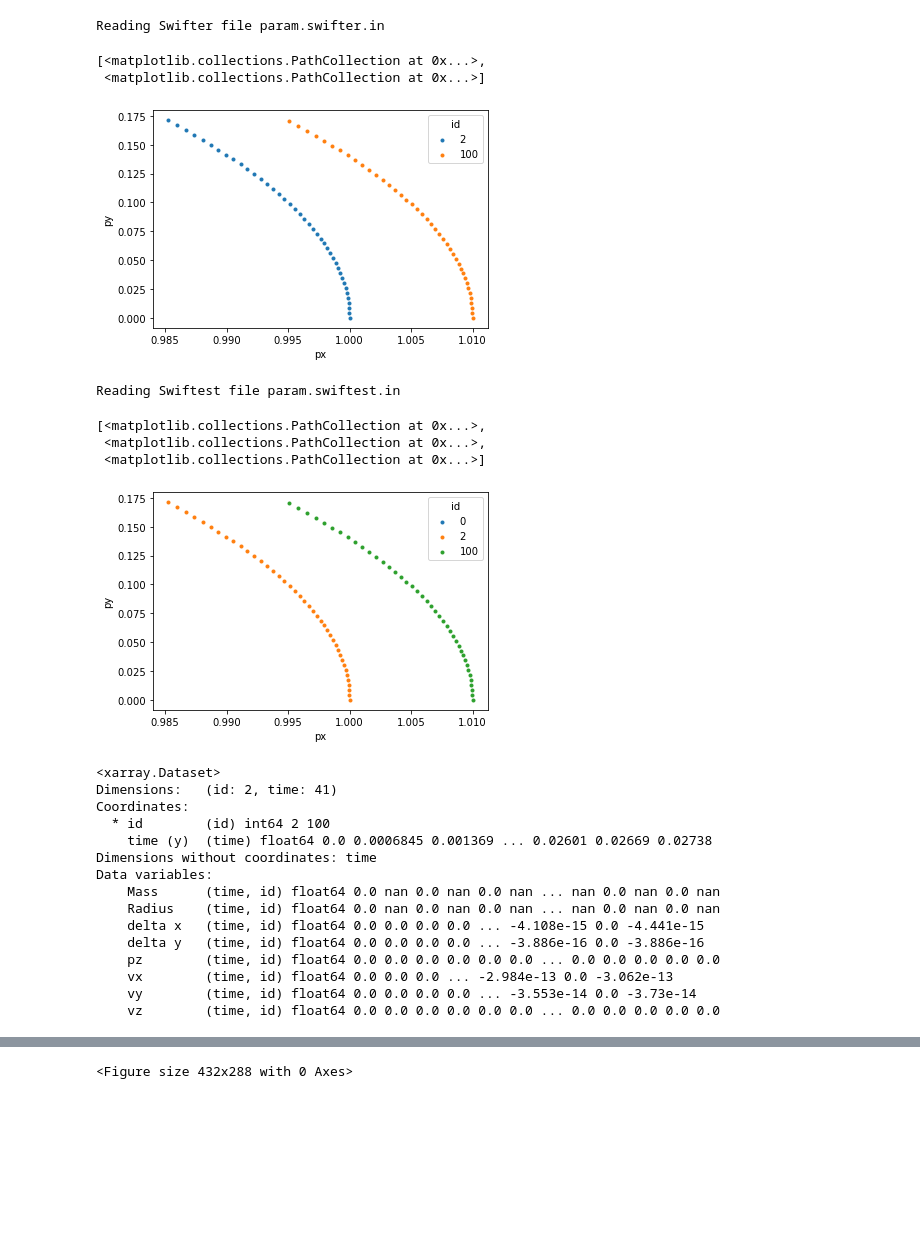
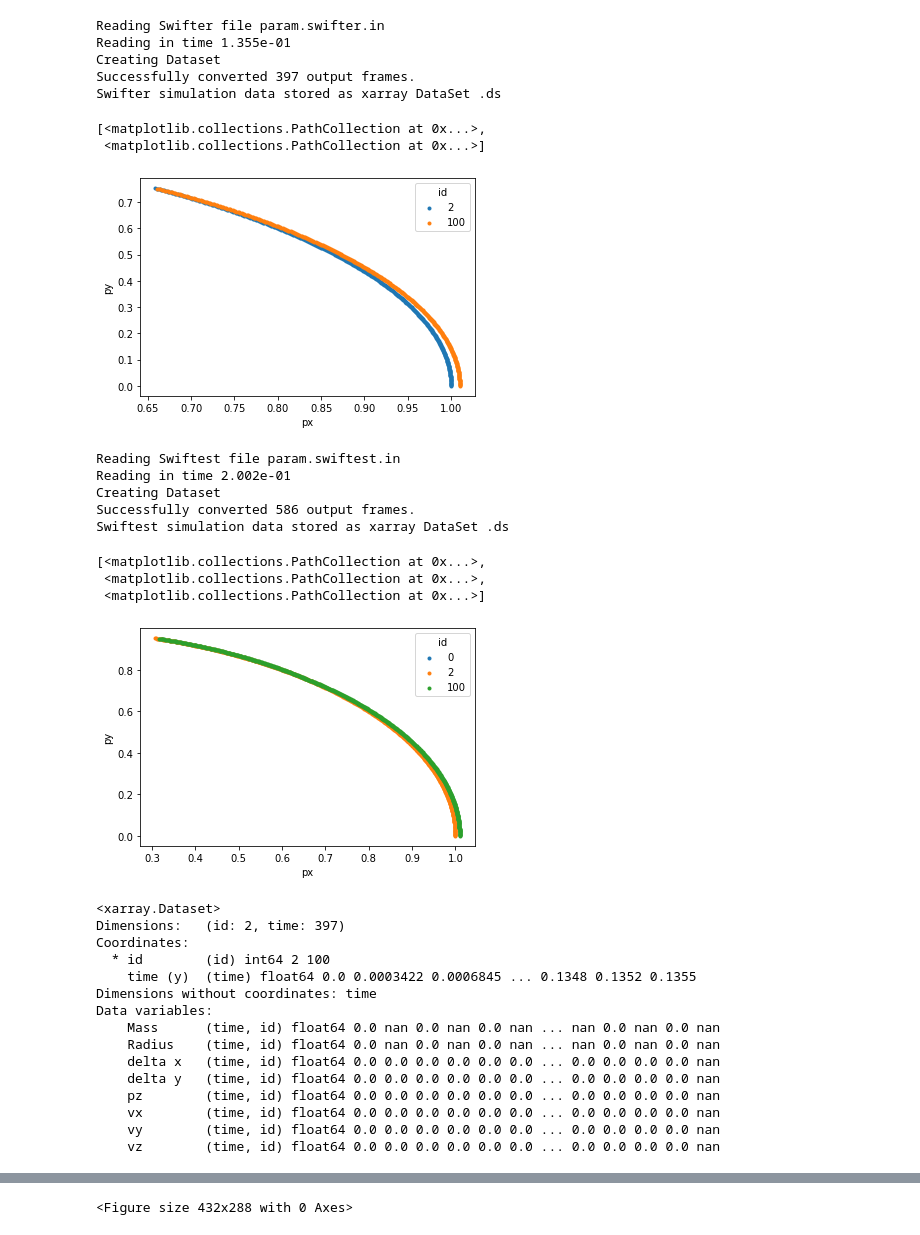
Before and after one commit to MintonGroup/swiftest, a Jupyter notebook: examples/rmvs_swifter_comparison/1pl_1tp_encounter/check_init_cond.ipynb, the cells around one changed output, grey strips where cells are left out. Drawn from its saved outputs; the diff is of its cells as text; code cells hidden in the pictures; blank space fills up the shorter version.

```diff
--- a/examples/rmvs_swifter_comparison/1pl_1tp_encounter/check_init_cond.ipynb
+++ b/examples/rmvs_swifter_comparison/1pl_1tp_encounter/check_init_cond.ipynb
@@ -4,49 +4,55 @@ import swiftestio as swio
 import matplotlib.pyplot as plt
-# %%
-inparfile = 'param.swifter.in'
-paramgr = swio.read_swifter_param(inparfile)
-swifterdat = swio.swifter2xr(paramgr)
-# %% [output]
-Reading Swifter file param.swifter.in
+# %%
+swiftersim = swiftest.Simulation(param_file="param.swifter.in", codename="Swifter")
+swiftersim.bin2xr()
+# %% [output]
+Reading Swifter file param.swifter.in
+Reading in time 1.355e-01
+Creating Dataset
+Successfully converted 397 output frames.
+Swifter simulation data stored as xarray DataSet .ds
 # %%
-swifterdat.plot.scatter(x='px', y='py', hue='id', hue_style="discrete", marker='.')
+swiftersim.ds.plot.scatter(x='px', y='py', hue='id', hue_style="discrete", marker='.')
 # %% [output]
 [<matplotlib.collections.PathCollection at 0x...>,
  <matplotlib.collections.PathCollection at 0x...>]
-[figure, old version]
+[figure, new version]
-# %%
-param_file_name = 'param.swiftest.in'
-config = swio.read_swiftest_config(param_file_name)
-swiftestdat = swio.swiftest2xr(config)
-# %% [output]
-Reading Swiftest file param.swiftest.in
+# %%
+swiftestsim = swiftest.Simulation(param_file="param.swiftest.in")
+swiftestsim.bin2xr()
+# %% [output]
+Reading Swiftest file param.swiftest.in
+Reading in time 2.002e-01
+Creating Dataset
+Successfully converted 586 output frames.
+Swiftest simulation data stored as xarray DataSet .ds
 # %%
-swiftestdat.plot.scatter(x='px', y='py', hue='id', hue_style="discrete", marker='.')
+swiftestsim.ds.plot.scatter(x='px', y='py', hue='id', hue_style="discrete", marker='.')
 # %% [output]
 [<matplotlib.collections.PathCollection at 0x...>,
  <matplotlib.collections.PathCollection at 0x...>,
  <matplotlib.collections.PathCollection at 0x...>]
-[figure, old version]
+[figure, new version]
 # %%
-swiftdiff = swiftestdat - swifterdat
+swiftdiff = swiftestsim.ds - swiftersim.ds
 swiftdiff = swiftdiff.rename_vars({'time' : 'time (y)','px' : 'delta x','py' : 'delta y'})
 swiftdiff
 # %% [output]
 <xarray.Dataset>
-Dimensions:   (id: 2, time: 41)
+Dimensions:   (id: 2, time: 397)
 Coordinates:
   * id        (id) int64 2 100
-    time (y)  (time) float64 0.0 0.0006845 0.001369 ... 0.02601 0.02669 0.02738
+    time (y)  (time) float64 0.0 0.0003422 0.0006845 ... 0.1348 0.1352 0.1355
 Dimensions without coordinates: time
 Data variables:
     Mass      (time, id) float64 0.0 nan 0.0 nan 0.0 nan ... nan 0.0 nan 0.0 nan
     Radius    (time, id) float64 0.0 nan 0.0 nan 0.0 nan ... nan 0.0 nan 0.0 nan
-    delta x   (time, id) float64 0.0 0.0 0.0 0.0 ... -4.108e-15 0.0 -4.441e-15
-    delta y   (time, id) float64 0.0 0.0 0.0 0.0 ... -3.886e-16 0.0 -3.886e-16
-    pz        (time, id) float64 0.0 0.0 0.0 0.0 0.0 0.0 ... 0.0 0.0 0.0 0.0 0.0
-    vx        (time, id) float64 0.0 0.0 0.0 ... -2.984e-13 0.0 -3.062e-13
-    vy        (time, id) float64 0.0 0.0 0.0 0.0 ... -3.553e-14 0.0 -3.73e-14
-    vz        (time, id) float64 0.0 0.0 0.0 0.0 0.0 0.0 ... 0.0 0.0 0.0 0.0 0.0
+    delta x   (time, id) float64 0.0 0.0 0.0 0.0 0.0 0.0 ... 0.0 0.0 0.0 0.0 nan
+    delta y   (time, id) float64 0.0 0.0 0.0 0.0 0.0 0.0 ... 0.0 0.0 0.0 0.0 nan
+    pz        (time, id) float64 0.0 0.0 0.0 0.0 0.0 0.0 ... 0.0 0.0 0.0 0.0 nan
+    vx        (time, id) float64 0.0 0.0 0.0 0.0 0.0 0.0 ... 0.0 0.0 0.0 0.0 nan
+    vy        (time, id) float64 0.0 0.0 0.0 0.0 0.0 0.0 ... 0.0 0.0 0.0 0.0 nan
+    vz        (time, id) float64 0.0 0.0 0.0 0.0 0.0 0.0 ... 0.0 0.0 0.0 0.0 nan
 # %%
 swiftdiff.plot.scatter(x='delta x', y='delta y', hue='id', hue_style="discrete", marker='.')
 # %% [output]
```
Also changed, not shown: parts of 2 cells of this notebook, 31 other files.
